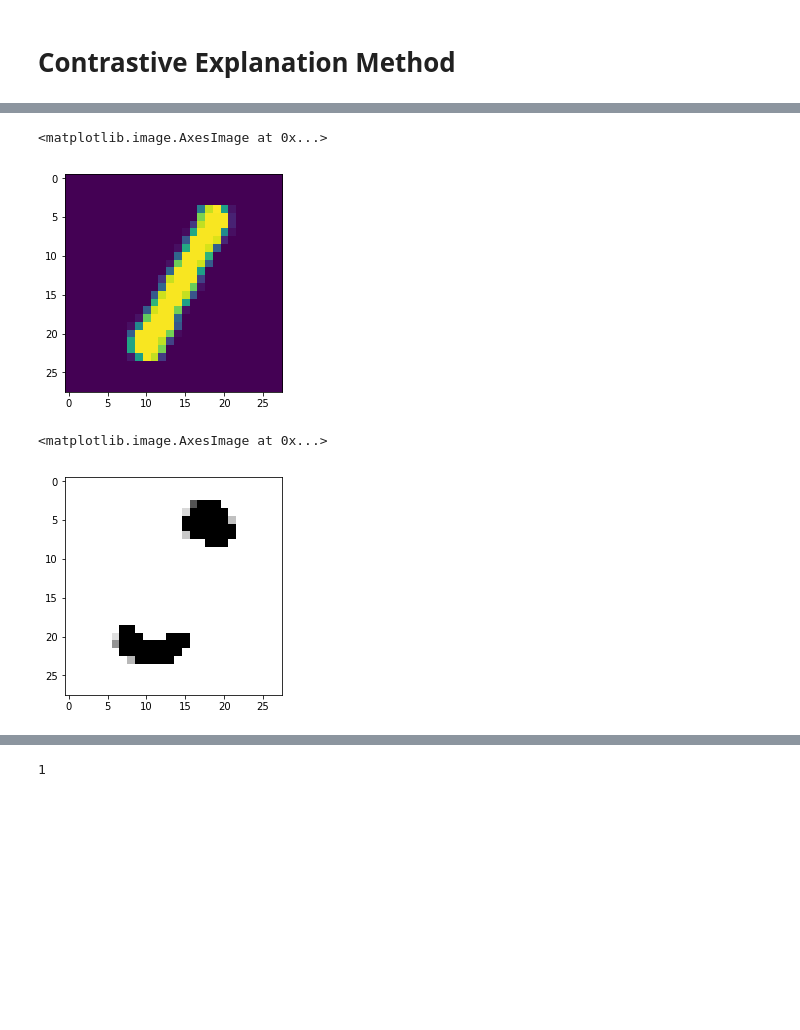
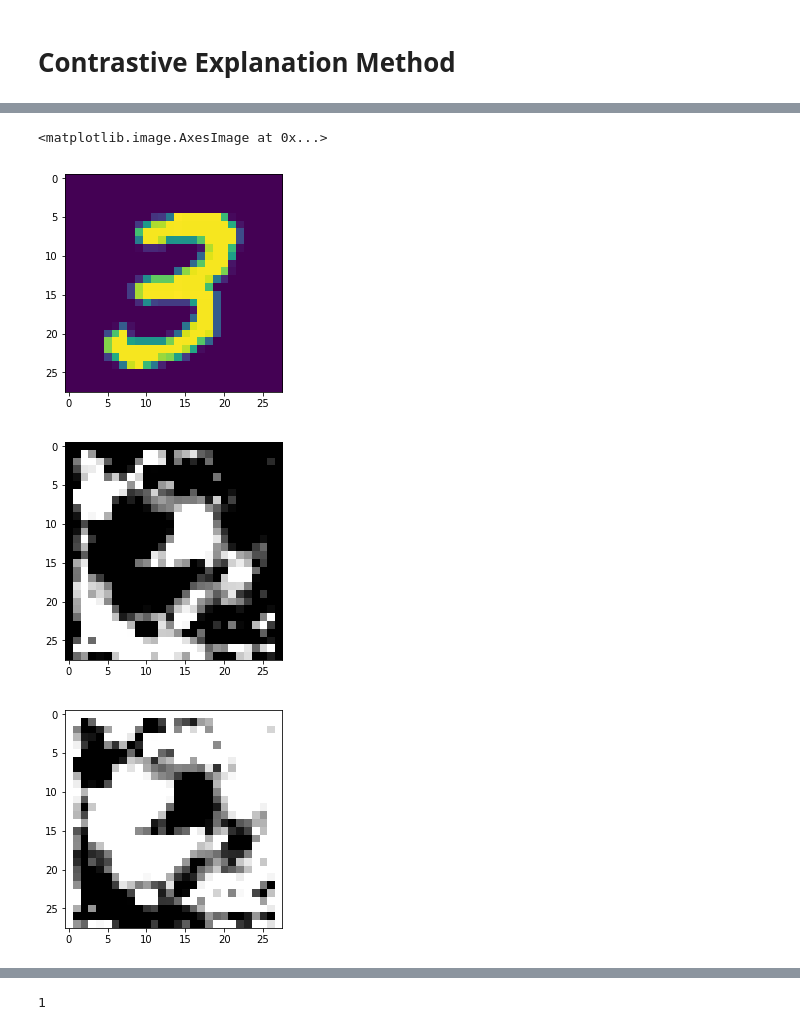
Before and after one commit to davidvos/contrastive-explanation-method, a Jupyter notebook: main.ipynb, the cells around one changed output, grey strips where cells are left out. Cells and saved outputs as stored; diff of their text form; code cells hidden in the pictures; blank space fills up the shorter version.

```diff
--- a/main.ipynb
+++ b/main.ipynb
@@ -68,14 +68,14 @@ for images, row in zip([images, output], axes):
 # %% [markdown]
 # Contrastive Explanation Method
 # %%
-kappa = 1
-gamma = 0
-beta = 1.
+kappa = 10
+gamma = 100
+beta = 0.1
 lr = 0.1
-CEM = ContrastiveExplanationMethod(cnn, cae, iterations=1000, n_searches=4, kappa=kappa, gamma=gamma, beta=beta, learning_rate=lr)
+CEM = ContrastiveExplanationMethod(cnn, cae, iterations=1000, n_searches=9, kappa=kappa, gamma=gamma, beta=beta, learning_rate=lr)
 # %%
 # obtain one sample
-image, _ = dataset.get_sample()
+image = dataset.get_sample_by_class(class_label=3, show_image=False)
 
 plt.imshow(image.squeeze())
 # %% [output]
@@ -106,13 +107,16 @@ search:3 iteration:980 lr:0.01 c value:25.07 loss: 815.32 delta sum:-310.22 opti
 plt.imshow(image.squeeze())
 # %% [output]
 <matplotlib.image.AxesImage at 0x...>
-[figure, old version]
+[figure, new version]
 # %%
 # perturbation
 plt.imshow(image.squeeze()- CEM.best_delta.view(28,28), cmap="gray")
+plt.show()
+plt.imshow(CEM.best_delta.view(28,28) - image.squeeze(), cmap="gray")
+plt.show()
 # %% [output]
-<matplotlib.image.AxesImage at 0x...>
-[figure, old version]
+[figure, new version]
+[figure, added]
 # %%
 # original image with perturbation
 plt.imshow(CEM.best_delta.view(28,28))
```
Also changed, not shown: parts of 9 cells of this notebook, 23 other files.
